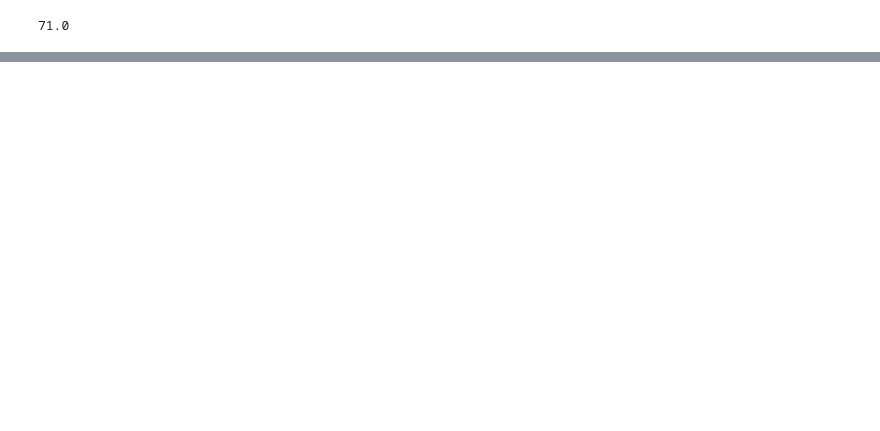
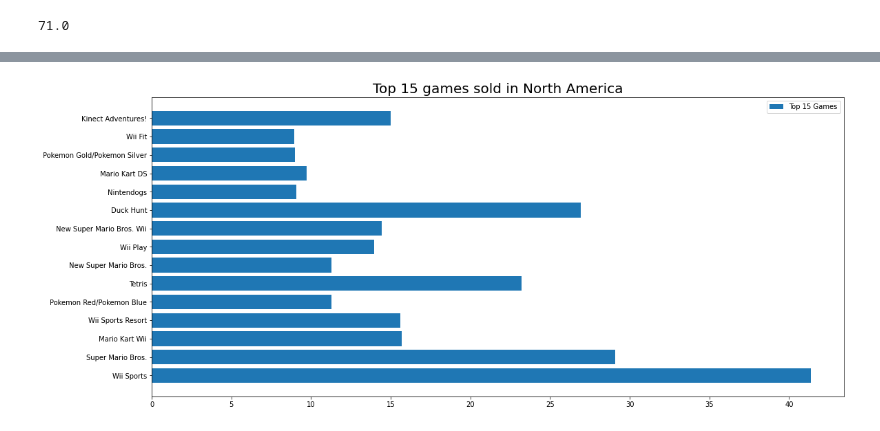
Before and after one commit to arihant1224/video_game_sales_with_ratings_eda_project, a Jupyter notebook: eda_video_games_sales_with_rating.ipynb, the cells around one changed output, grey strips where cells are left out. Cells and saved outputs as stored; diff of their text form; code cells hidden in the pictures; blank space fills up the shorter version.

Commit message:
Performed univariate & bivariate analysis on sales

```diff
--- a/eda_video_games_sales_with_rating.ipynb
+++ b/eda_video_games_sales_with_rating.ipynb
@@ -236,0 +317,2 @@ videogame_df.describe()
+# %%
+videogame_df = videogame_df.drop(videogame_df[videogame_df['Name'].isnull()].index)
@@ -236,0 +339,2 @@ videogame_df.describe()
+# %%
+videogame_df = videogame_df.drop(videogame_df[videogame_df['Publisher'].isnull()].index)
@@ -236,0 +361,2 @@ videogame_df.describe()
+# %%
+videogame_df = videogame_df.drop(videogame_df[videogame_df['Year_of_Release'].isnull()].index)
@@ -236,0 +415,3 @@ videogame_df.describe()
+# %%
+top15 = videogame_df[0:15]
+top15
@@ -236,0 +435,9 @@ videogame_df.describe()
+# %%
+#top 15 games in NA (North America)
+plt.figure(figsize = (18,8))
+plt.barh(top15["Name"],top15["NA_Sales"], label = 'Top 15 Games')
+plt.title("Top 15 games sold in North America",fontdict = {"fontsize":20})
+plt.legend()
+plt.show()
+# %% [output]
+[figure, added]
```
Also changed, not shown: parts of 33 cells of this notebook.
